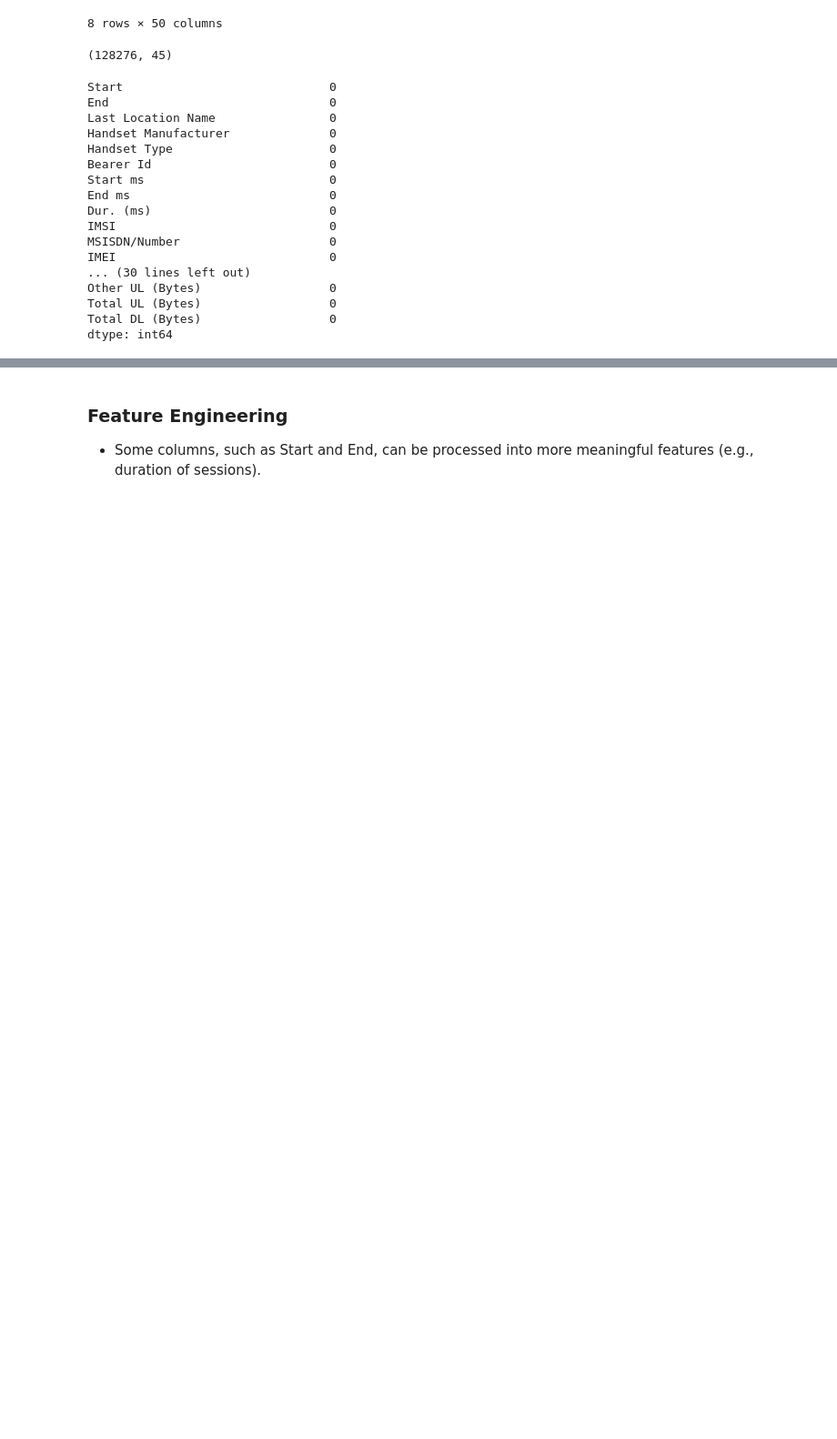
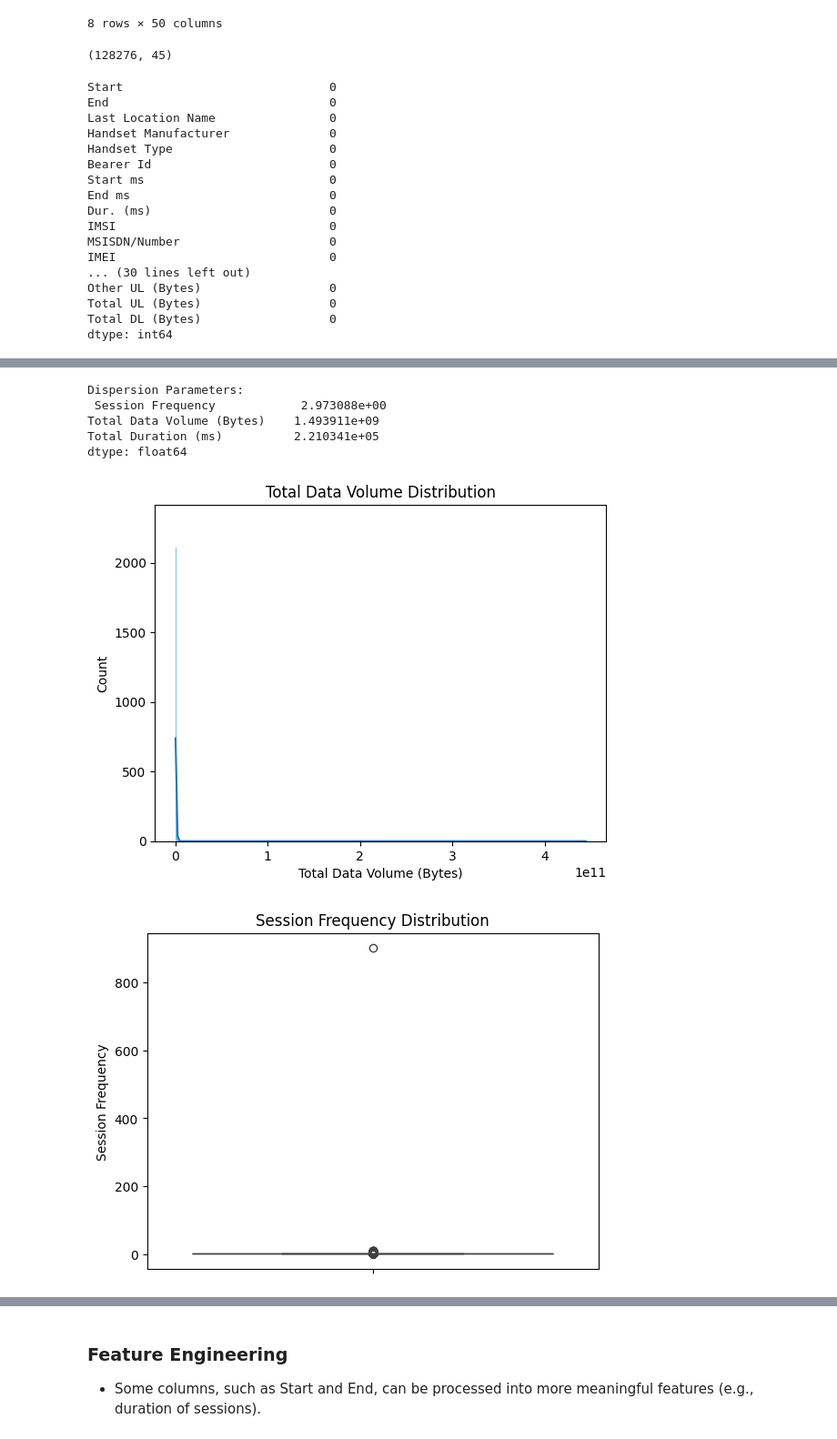
Before and after one commit to yerosan/Telecom_company_analysis, a Jupyter notebook: notebooks/User_analysis.ipynb, the cells around one changed output, grey strips where cells are left out. Shown at 91% size. Cells and saved outputs as stored; diff of their text form; code cells hidden in the pictures; blank space fills up the shorter version.

Commit message:
variante analysis

```diff
--- a/notebooks/User_analysis.ipynb
+++ b/notebooks/User_analysis.ipynb
@@ -241,0 +231,2 @@ dtype: int64
+# %%
+user_behavior=user_analysis.user_behavior_analysis(df_cleand)
@@ -241,0 +271,13 @@ dtype: int64
+# %%
+user_analysis.univariante_analysis(user_behavior)
+# %% [output]
+Dispersion Parameters:
+ Session Frequency            2.973088e+00
+Total Data Volume (Bytes)    1.493911e+09
+Total Duration (ms)          2.210341e+05
+dtype: float64
+# %%
+user_analysis.graphic_univariant_analysis(user_behavior)
+# %% [output]
+[figure, added]
+[figure, added]
```
Also changed, not shown: parts of 8 cells of this notebook, 1 other file.
